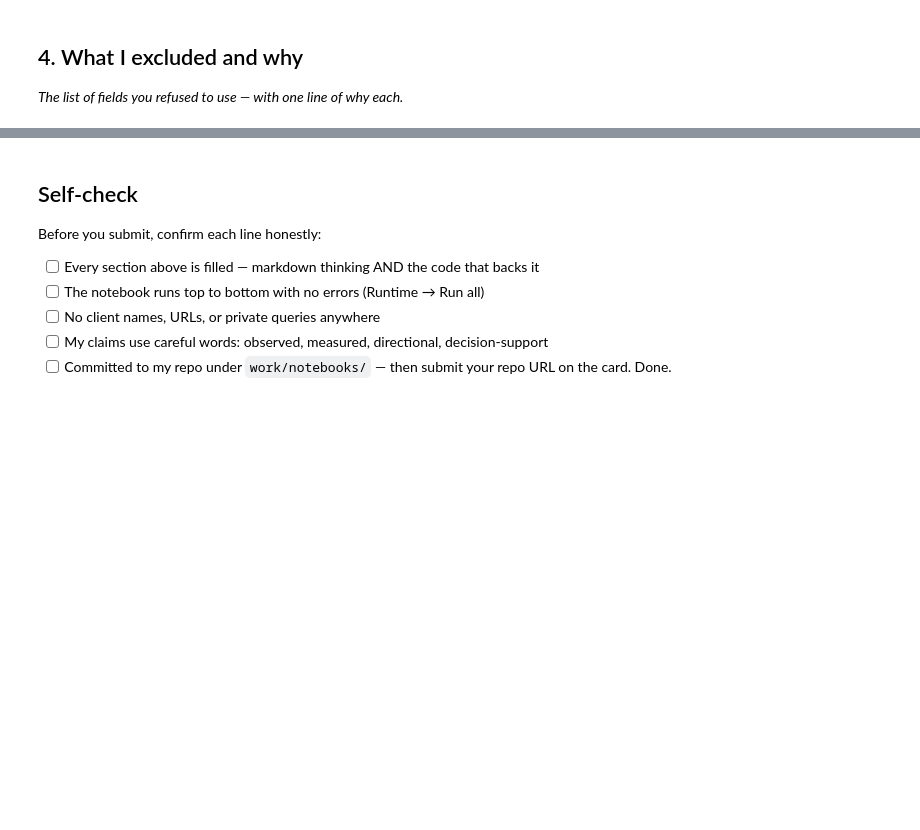
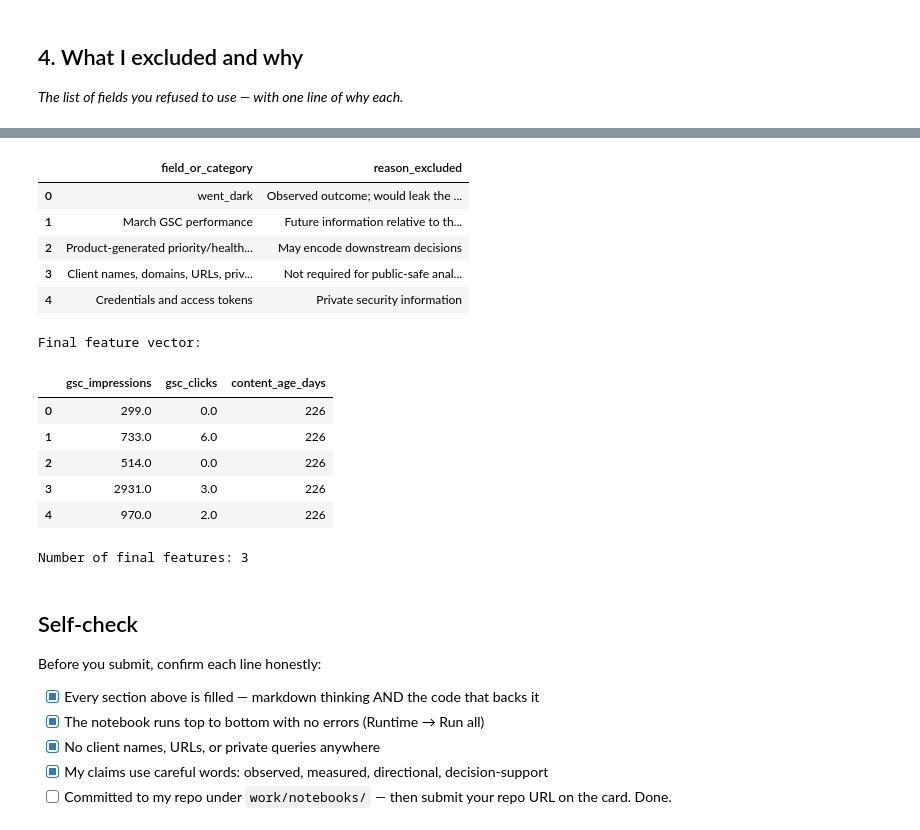
Before and after one commit to afreensumai64/ML-Internship, a Jupyter notebook: work/notebooks/w03_feature_leakage_check.ipynb, the cells around one changed output, grey strips where cells are left out. Drawn from its saved outputs; the diff is of its cells as text; code cells hidden in the pictures; blank space fills up the shorter version.

```diff
--- a/work/notebooks/w03_feature_leakage_check.ipynb
+++ b/work/notebooks/w03_feature_leakage_check.ipynb
@@ -37,10 +280,51 @@ This skeleton is yours to fill. Work the sections **in order** — each one has
+# %%
+# Final exclusion and privacy check
+
+excluded_fields = pd.DataFrame({
+    "field_or_category": [
+        "went_dark",
+        "March GSC performance",
+        "Product-generated priority/health fields",
+        "Client names, domains, URLs, private queries",
+        "Credentials and access tokens"
+    ],
+    "reason_excluded": [
+        "Observed outcome; would leak the target",
+        "Future information relative to the February decision point",
+        "May encode downstream decisions",
+        "Not required for public-safe analysis",
+        "Private security information"
+    ]
+})
+
+display(excluded_fields)
+
+print("Final feature vector:")
+display(feature_vector[feature_cols].head())
+
+print("Number of final features:", len(feature_cols))
+# %% [output]
+|  | field_or_category | reason_excluded |
+| 0 | went_dark | Observed outcome; would leak the ... |
+| 1 | March GSC performance | Future information relative to th... |
+| 2 | Product-generated priority/health... | May encode downstream decisions |
+| 3 | Client names, domains, URLs, priv... | Not required for public-safe anal... |
+| 4 | Credentials and access tokens | Private security information |
+Final feature vector:
+|  | gsc_impressions | gsc_clicks | content_age_days |
+| 0 | 299.0 | 0.0 | 226 |
+| 1 | 733.0 | 6.0 | 226 |
+| 2 | 514.0 | 0.0 | 226 |
+| 3 | 2931.0 | 3.0 | 226 |
+| 4 | 970.0 | 2.0 | 226 |
+Number of final features: 3
 # %% [markdown]
 ## Self-check
 
 Before you submit, confirm each line honestly:
 
-- [ ] Every section above is filled — markdown thinking AND the code that backs it
-- [ ] The notebook runs top to bottom with no errors (Runtime → Run all)
-- [ ] No client names, URLs, or private queries anywhere
-- [ ] My claims use careful words: observed, measured, directional, decision-support
+- [x] Every section above is filled — markdown thinking AND the code that backs it
+- [x] The notebook runs top to bottom with no errors (Runtime → Run all)
+- [x] No client names, URLs, or private queries anywhere
+- [x] My claims use careful words: observed, measured, directional, decision-support
 - [ ] Committed to my repo under `work/notebooks/` — then submit your repo URL on the card. Done.
```
Also changed, not shown: parts of 11 cells of this notebook.
